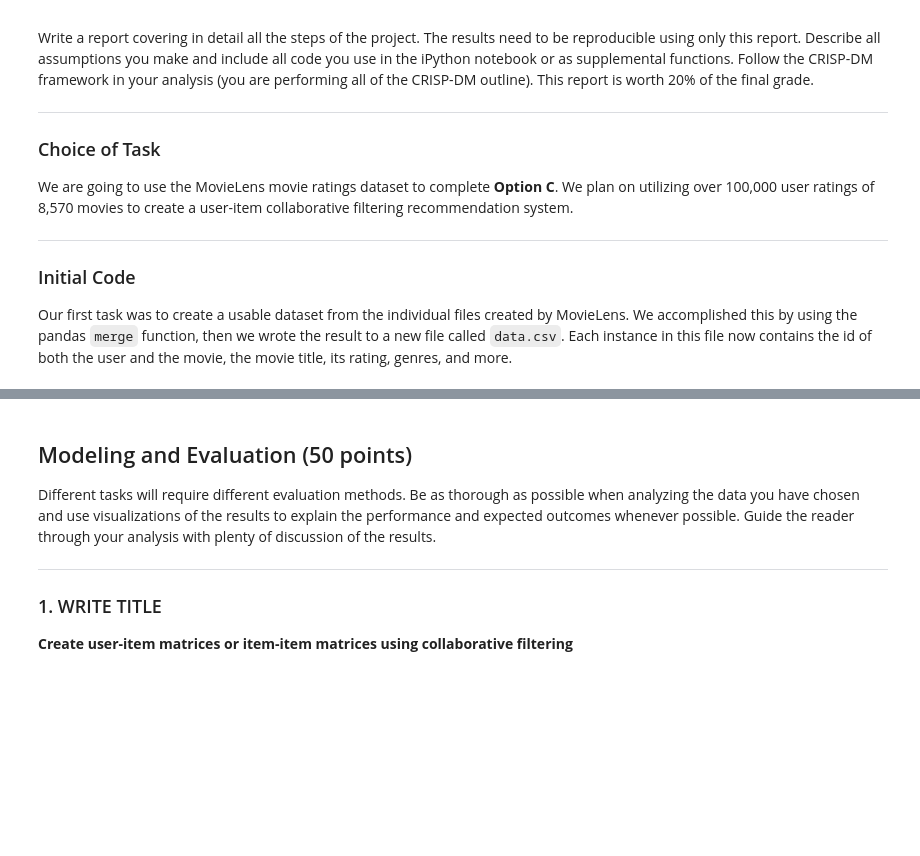
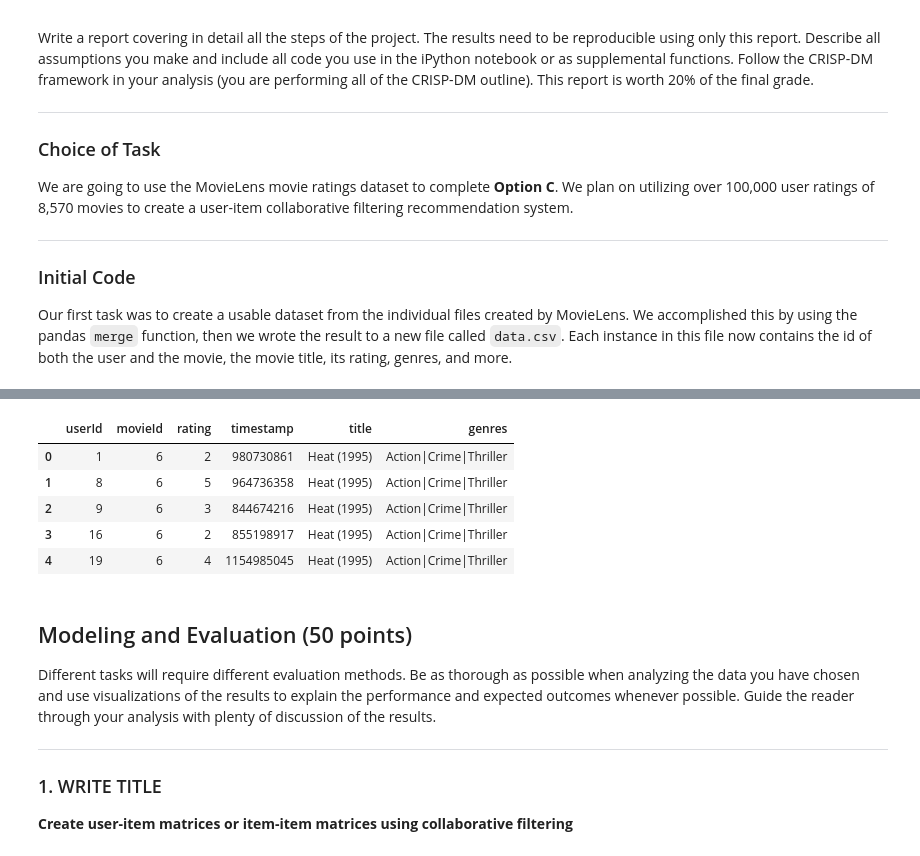
Before and after one commit to SpencerKaiser/DataMining, a Jupyter notebook: 04_AssignmentFour/A4-Spencer.ipynb, the cells around one changed output, grey strips where cells are left out. Saved outputs shown, nothing was run; the diff lists cells and outputs as text; code cells hidden in the pictures; blank space fills up the shorter version.

```diff
--- a/04_AssignmentFour/A4-Spencer.ipynb
+++ b/04_AssignmentFour/A4-Spencer.ipynb
@@ -78,3 +192,13 @@ Data Understanding
+# %%
+df = data.to_dataframe()
+df.head()
+# %% [output]
+|  | userId | movieId | rating | timestamp | title | genres |
+| 0 | 1 | 6 | 2 | 980730861 | Heat (1995) | Action|Crime|Thriller |
+| 1 | 8 | 6 | 5 | 964736358 | Heat (1995) | Action|Crime|Thriller |
+| 2 | 9 | 6 | 3 | 844674216 | Heat (1995) | Action|Crime|Thriller |
+| 3 | 16 | 6 | 2 | 855198917 | Heat (1995) | Action|Crime|Thriller |
+| 4 | 19 | 6 | 4 | 1154985045 | Heat (1995) | Action|Crime|Thriller |
 # %% [markdown]
 Modeling and Evaluation (50 points)
 ---
```
Also changed, not shown: parts of 20 cells of this notebook.
